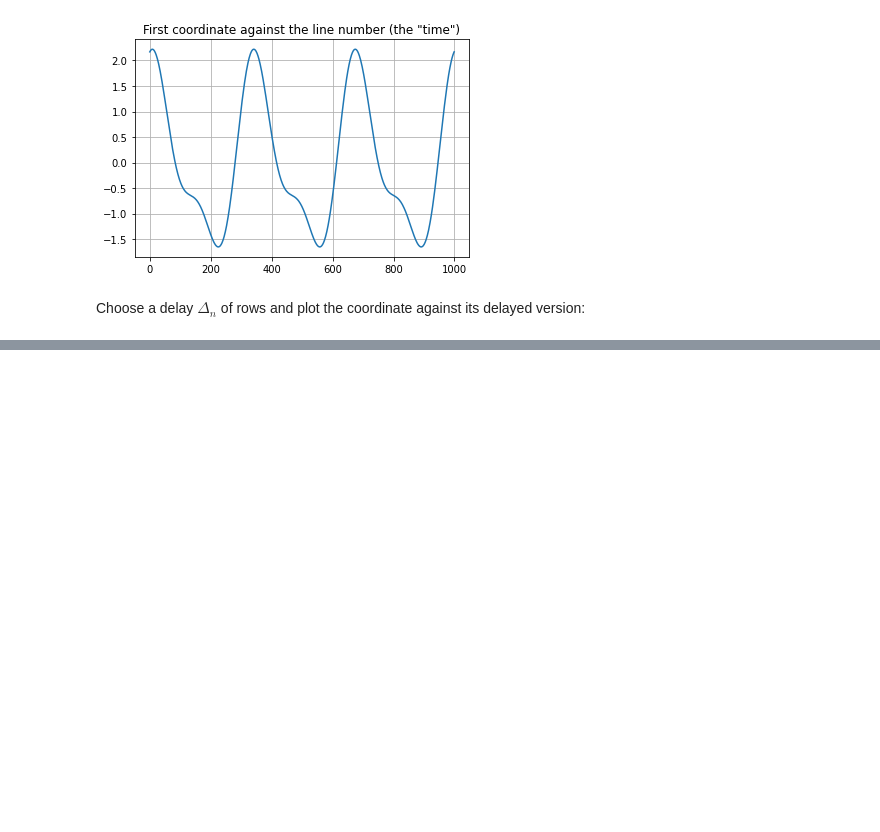
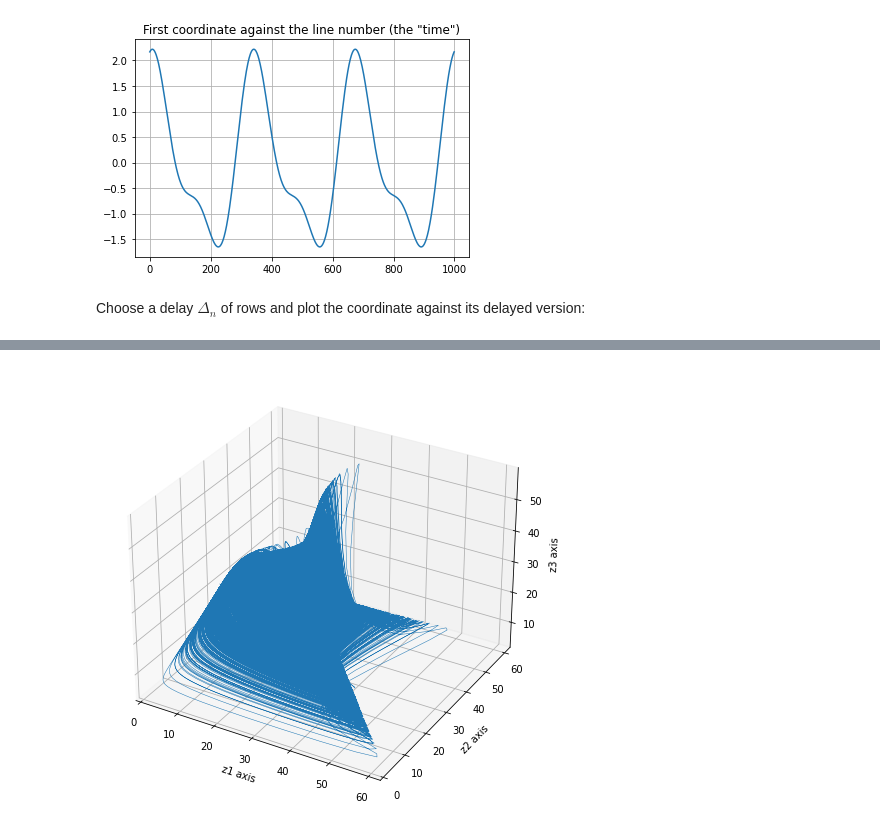
Before and after one commit to AlexPasqua/MLCMS-exercises, a Jupyter notebook: EX5/src/task4.ipynb, the cells around one changed output, grey strips where cells are left out. Cells and saved outputs as stored; diff of their text form; code cells hidden in the pictures; blank space fills up the shorter version.

```diff
--- a/EX5/src/task4.ipynb
+++ b/EX5/src/task4.ipynb
@@ -38,0 +60,15 @@ Our manifold's dimension is $d=1$, so we need $2d+1=3$ coordinates.
+# %%
+# plot the approximation of the Lorenz attractor using z1=z(t), z2=z(t + delta_t), z3=x(z + 2*delta_t)
+delta_t = 10
+z1 = traj[:, 2]
+z2 = np.roll(z1, shift=delta_t)
+z3 = np.roll(z1, shift=2*delta_t)
+ax = plt.figure(figsize=(8, 8)).add_subplot(projection='3d')
+ax.plot(z1, z2, z3, lw=0.5)
+ax.set_xlabel("z1 axis")
+ax.set_ylabel("z2 axis")
+ax.set_zlabel("z3 axis")
+# ax.set_title("Lorenz Attractor")
+plt.show()
+# %% [output]
+[figure, added]
```
Also changed, not shown: parts of 5 cells of this notebook, 3 other files.
